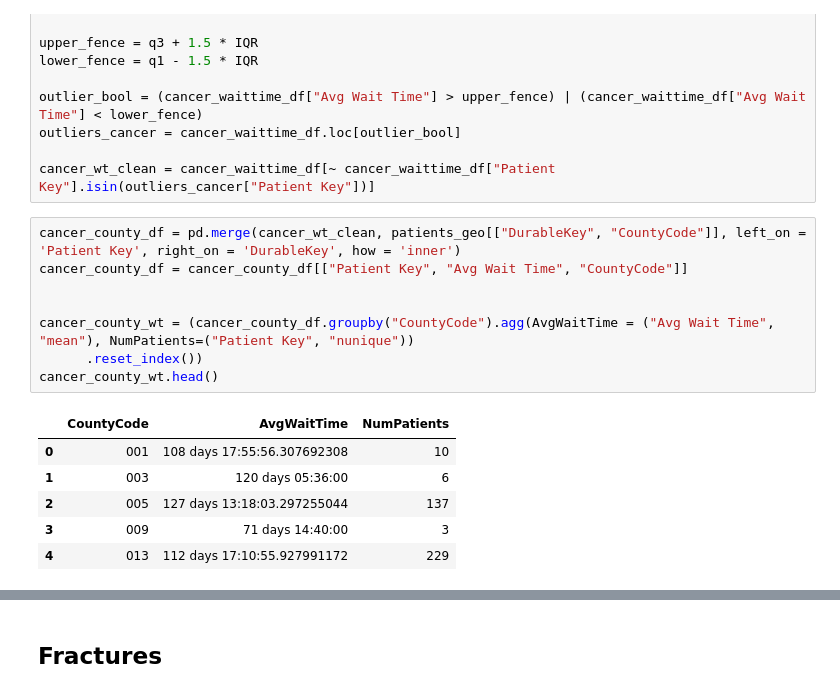
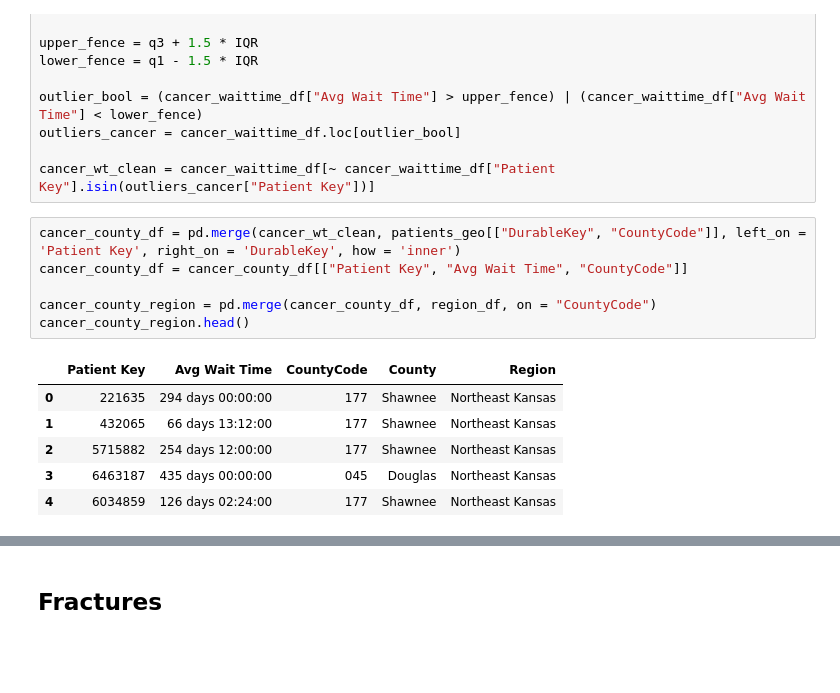
Before and after one commit to Takeshi-Chang/nu-datafest-2026, a Jupyter notebook: Cleaning_Hannah.ipynb, the cells around one changed output, grey strips where cells are left out. Drawn from its saved outputs; the diff is of its cells as text; blank space fills up the shorter version.

```diff
--- a/Cleaning_Hannah.ipynb
+++ b/Cleaning_Hannah.ipynb
@@ -252,15 +341,13 @@ cancer_wt_clean = cancer_waittime_df[~ cancer_waittime_df["Patient Key"].isin(ou
 # %%
 cancer_county_df = pd.merge(cancer_wt_clean, patients_geo[["DurableKey", "CountyCode"]], left_on = 'Patient Key', right_on = 'DurableKey', how = 'inner')
 cancer_county_df = cancer_county_df[["Patient Key", "Avg Wait Time", "CountyCode"]]
 
-
-cancer_county_wt = (cancer_county_df.groupby("CountyCode").agg(AvgWaitTime = ("Avg Wait Time", "mean"), NumPatients=("Patient Key", "nunique"))
-      .reset_index())
-cancer_county_wt.head()
+cancer_county_region = pd.merge(cancer_county_df, region_df, on = "CountyCode")
+cancer_county_region.head()
 # %% [output]
-|  | CountyCode | AvgWaitTime | NumPatients |
-| 0 | 001 | 108 days 17:55:56.307692308 | 10 |
-| 1 | 003 | 120 days 05:36:00 | 6 |
-| 2 | 005 | 127 days 13:18:03.297255044 | 137 |
-| 3 | 009 | 71 days 14:40:00 | 3 |
-| 4 | 013 | 112 days 17:10:55.927991172 | 229 |
+|  | Patient Key | Avg Wait Time | CountyCode | County | Region |
+| 0 | 221635 | 294 days 00:00:00 | 177 | Shawnee | Northeast Kansas |
+| 1 | 432065 | 66 days 13:12:00 | 177 | Shawnee | Northeast Kansas |
+| 2 | 5715882 | 254 days 12:00:00 | 177 | Shawnee | Northeast Kansas |
+| 3 | 6463187 | 435 days 00:00:00 | 045 | Douglas | Northeast Kansas |
+| 4 | 6034859 | 126 days 02:24:00 | 177 | Shawnee | Northeast Kansas |
```
Also changed, not shown: parts of 26 cells of this notebook.
